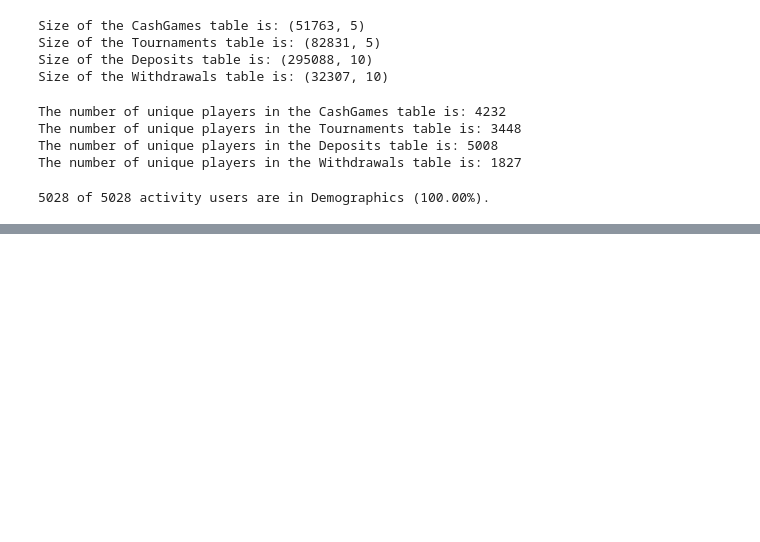
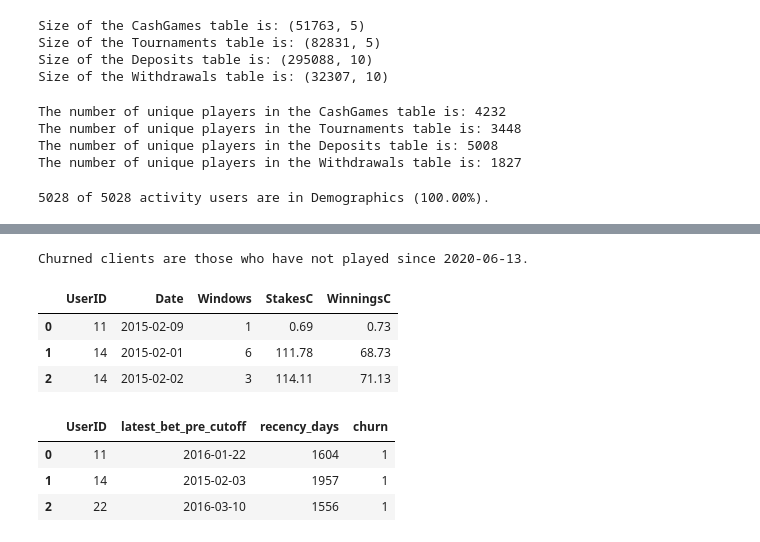
Before and after one commit to Shemshemy/churning, a Jupyter notebook: index.ipynb, the cells around one changed output, grey strips where cells are left out. Drawn from its saved outputs; the diff is of its cells as text; code cells hidden in the pictures; blank space fills up the shorter version.

```diff
--- a/index.ipynb
+++ b/index.ipynb
@@ -92,0 +118,14 @@ print(f"{matched_count} of {total_count} activity users are in Demographics ({pe
+# %%
+# Subtract 45 days from last date to determine churned clients
+CashGames_last_date = CashGames_dates["max"]
+t_cutoff = CashGames_last_date - timedelta(days=45)
+print(f"Churned clients are those who have not played since {t_cutoff.date()}.")
+# %% [output]
+Churned clients are those who have not played since 2020-06-13.
+# %%
+CashGames.head(3)
+# %% [output]
+|  | UserID | Date | Windows | StakesC | WinningsC |
+| 0 | 11 | 2015-02-09 | 1 | 0.69 | 0.73 |
+| 1 | 14 | 2015-02-01 | 6 | 111.78 | 68.73 |
+| 2 | 14 | 2015-02-02 | 3 | 114.11 | 71.13 |
@@ -92,0 +156,7 @@ print(f"{matched_count} of {total_count} activity users are in Demographics ({pe
+# %%
+spine.head(3)
+# %% [output]
+|  | UserID | latest_bet_pre_cutoff | recency_days | churn |
+| 0 | 11 | 2016-01-22 | 1604 | 1 |
+| 1 | 14 | 2015-02-03 | 1957 | 1 |
+| 2 | 22 | 2016-03-10 | 1556 | 1 |
```
Also changed, not shown: parts of 7 cells of this notebook, 1 other file.
